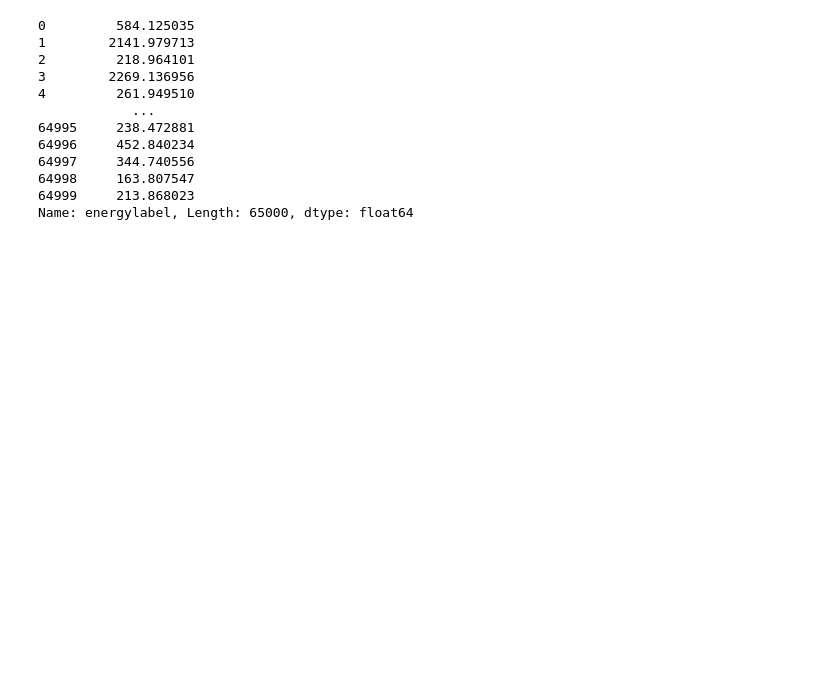
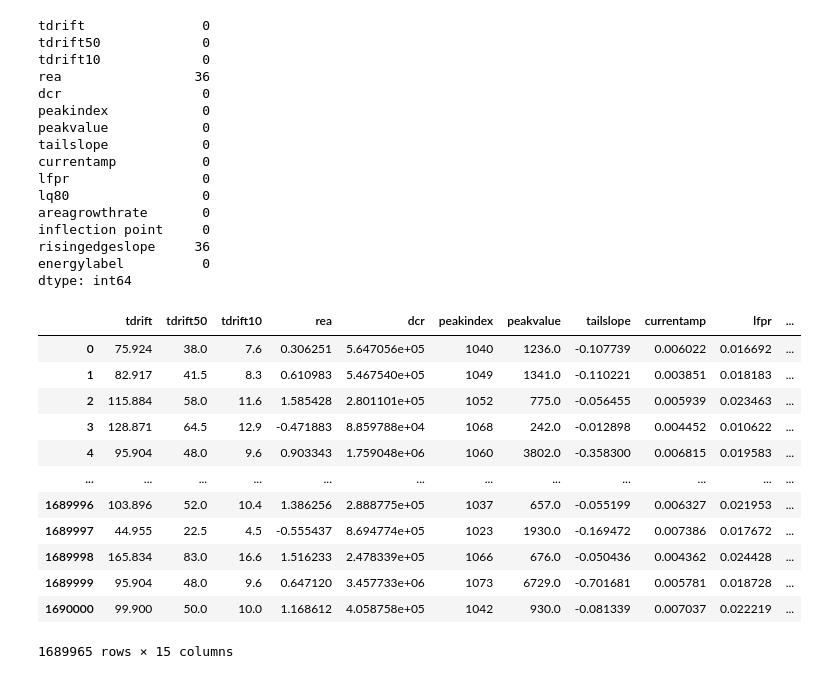
Before and after one commit to axie0927/FindingGhostParticles-RegressionSubgroup, a Jupyter notebook: Baseline_Model.ipynb, the cells around one changed output. Saved outputs shown, nothing was run; the diff lists cells and outputs as text; code cells hidden in the pictures; blank space fills up the shorter version.

```diff
--- a/Baseline_Model.ipynb
+++ b/Baseline_Model.ipynb
@@ -36,23 +36,53 @@ data
 # %%
+### EDA (To be continued)
+
 # Drop columns needed for classification group
 boolean_col = ['highavse','lowavse','truedcr','lq']
-data_filtered = data.drop(columns=boolean_col)
+data_filtered = data.drop(columns=boolean_col+['id'])
 
-X = data.drop(columns=['id','energylabel']+boolean_col)
-y = data['energylabel']
-y
+
+# Find and Drop rows with missing values
+print(data_filtered.isna().sum(axis=0))
+data_filtered = data_filtered.dropna()
+
+X = data_filtered.drop(columns=['energylabel'])
+y = data_filtered['energylabel']
+
+data_filtered
+
+
+
+# Drop irrelevant features and feature with multicollinearity (To be Continued)
+# See the last code block in this notbook for reference.
 # %% [output]
-0         584.125035
-1        2141.979713
-2         218.964101
-3        2269.136956
-4         261.949510
-            ...
-64995     238.472881
-64996     452.840234
-64997     344.740556
-64998     163.807547
-64999     213.868023
-Name: energylabel, Length: 65000, dtype: float64
+tdrift               0
+tdrift50             0
+tdrift10             0
+rea                 36
+dcr                  0
+peakindex            0
+peakvalue            0
+tailslope            0
+currentamp           0
+lfpr                 0
+lq80                 0
+areagrowthrate       0
+inflection point     0
+risingedgeslope     36
+energylabel          0
+dtype: int64
+|  | tdrift | tdrift50 | tdrift10 | rea | dcr | peakindex | peakvalue | tailslope | currentamp | lfpr | ... |
+| 0 | 75.924 | 38.0 | 7.6 | 0.306251 | 5.647056e+05 | 1040 | 1236.0 | -0.107739 | 0.006022 | 0.016692 | ... |
+| 1 | 82.917 | 41.5 | 8.3 | 0.610983 | 5.467540e+05 | 1049 | 1341.0 | -0.110221 | 0.003851 | 0.018183 | ... |
+| 2 | 115.884 | 58.0 | 11.6 | 1.585428 | 2.801101e+05 | 1052 | 775.0 | -0.056455 | 0.005939 | 0.023463 | ... |
+| 3 | 128.871 | 64.5 | 12.9 | -0.471883 | 8.859788e+04 | 1068 | 242.0 | -0.012898 | 0.004452 | 0.010622 | ... |
+| 4 | 95.904 | 48.0 | 9.6 | 0.903343 | 1.759048e+06 | 1060 | 3802.0 | -0.358300 | 0.006815 | 0.019583 | ... |
+| ... | ... | ... | ... | ... | ... | ... | ... | ... | ... | ... | ... |
+| 1689996 | 103.896 | 52.0 | 10.4 | 1.386256 | 2.888775e+05 | 1037 | 657.0 | -0.055199 | 0.006327 | 0.021953 | ... |
+| 1689997 | 44.955 | 22.5 | 4.5 | -0.555437 | 8.694774e+05 | 1023 | 1930.0 | -0.169472 | 0.007386 | 0.017672 | ... |
+| 1689998 | 165.834 | 83.0 | 16.6 | 1.516233 | 2.478339e+05 | 1066 | 676.0 | -0.050436 | 0.004362 | 0.024428 | ... |
+| 1689999 | 95.904 | 48.0 | 9.6 | 0.647120 | 3.457733e+06 | 1073 | 6729.0 | -0.701681 | 0.005781 | 0.018728 | ... |
+| 1690000 | 99.900 | 50.0 | 10.0 | 1.168612 | 4.058758e+05 | 1042 | 930.0 | -0.081339 | 0.007037 | 0.022219 | ... |
+1689965 rows × 15 columns
 # %%
 # Train test split + standardization
```
Also changed, not shown: parts of 6 cells of this notebook, 1 other file.
